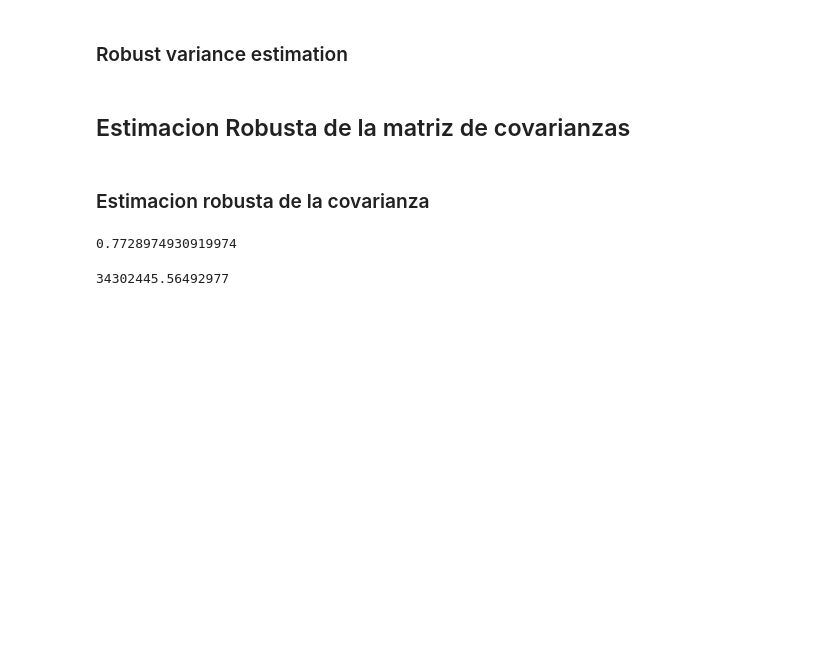
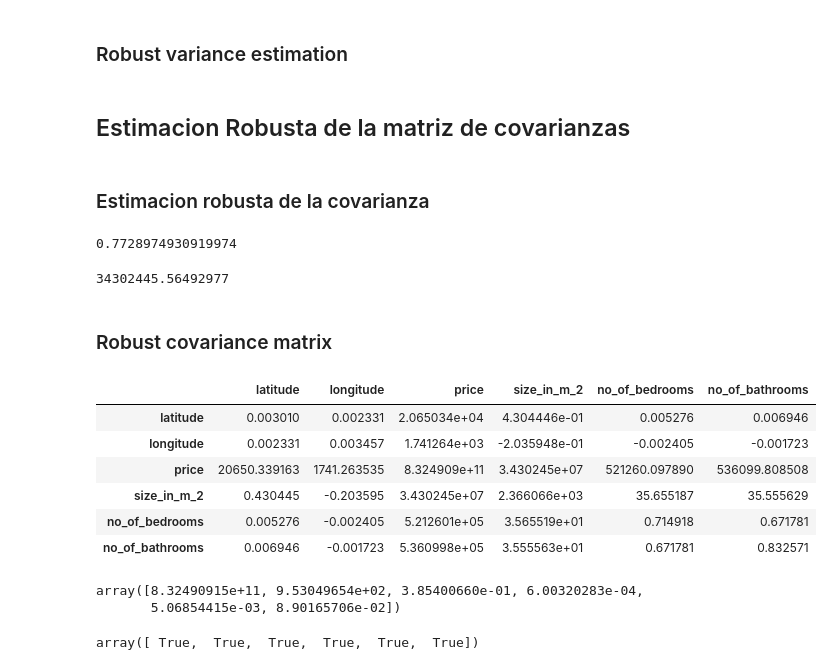
Before and after one commit to FabioScielzoOrtiz/Estadistica4all.github.io, a Jupyter notebook: Notebooks/Statistical Distances/Distancias Estadisticas (new).ipynb, the cells around one changed output. Cells and saved outputs as stored; diff of their text form; code cells hidden in the pictures; blank space fills up the shorter version.

```diff
--- a/Notebooks/Statistical Distances/Distancias Estadisticas (new).ipynb
+++ b/Notebooks/Statistical Distances/Distancias Estadisticas (new).ipynb
@@ -2226,14 +2226,17 @@ def robust_variance(Variable_name, Data, Method, alpha=None) :
 # %%
 def robust_correlation(Variable_name_1, Variable_name_2, Data, Method, alpha=None) :
 
-    Data[Variable_name_1 + '_standard'] = Data[Variable_name_1] / np.sqrt( robust_variance(Variable_name_1, Data, Method, alpha) )
-    Data[Variable_name_2 + '_standard'] = Data[Variable_name_2] / np.sqrt( robust_variance(Variable_name_2, Data, Method, alpha) )
+    New_Data = pd.DataFrame()
 
-    Data[Variable_name_1 + '_standard' + '+' + Variable_name_2 + '_standard'] = Data[Variable_name_1 + '_standard'] + Data[Variable_name_2 + '_standard']
-    Data[Variable_name_1 + '_standard' + '-' + Variable_name_2 + '_standard'] = Data[Variable_name_1 + '_standard'] - Data[Variable_name_2 + '_standard']
+    New_Data[Variable_name_1 + '_standard'] = Data[Variable_name_1] / np.sqrt( robust_variance(Variable_name_1, Data, Method, alpha) )
+    New_Data[Variable_name_2 + '_standard'] = Data[Variable_name_2] / np.sqrt( robust_variance(Variable_name_2, Data, Method, alpha) )
 
-    robust_var_3 = robust_variance(Data=Data, Method=Method, alpha=alpha, Variable_name=Variable_name_1 + '_standard' + '+' + Variable_name_2 + '_standard')
-    robust_var_4 = robust_variance(Data=Data, Method=Method, alpha=alpha, Variable_name=Variable_name_1 + '_standard' + '-' + Variable_name_2 + '_standard')
+
+    New_Data[Variable_name_1 + '_standard' + '+' + Variable_name_2 + '_standard'] = New_Data[Variable_name_1 + '_standard'] + New_Data[Variable_name_2 + '_standard']
+    New_Data[Variable_name_1 + '_standard' + '-' + Variable_name_2 + '_standard'] = New_Data[Variable_name_1 + '_standard'] - New_Data[Variable_name_2 + '_standard']
+
+    robust_var_3 = robust_variance(Data=New_Data, Method=Method, alpha=alpha, Variable_name=Variable_name_1 + '_standard' + '+' + Variable_name_2 + '_standard')
+    robust_var_4 = robust_variance(Data=New_Data, Method=Method, alpha=alpha, Variable_name=Variable_name_1 + '_standard' + '-' + Variable_name_2 + '_standard')
 
     robust_corr = (robust_var_3 - robust_var_4) / (robust_var_3 + robust_var_4)
 
@@ -2257,6 +2260,8 @@ def robust_covariance(Variable_name_1, Variable_name_2, Data, Method, alpha=None
 robust_covariance(Variable_name_1='price', Variable_name_2='size_in_m_2', Data=Data, Method='trimmed variance', alpha=0.1)
 # %% [output]
 34302445.56492977
+# %% [markdown]
+### Robust covariance matrix
 # %%
 def robust_covariance_matrix(Data, Method, alpha):
 
@@ -2264,10 +2269,35 @@ def robust_covariance_matrix(Data, Method, alpha):
 
     M =  np.empty((p , p))
 
-    for i in zip(Data.columns, range(0,len(Data.columns))) :
+    for i in zip(Data.columns, range(0,p)) :
 
-        for j in zip(Data.columns, range(0,len(Data.columns))) :
+        for j in zip(Data.columns, range(0,p)) :
 
             M[i[1],j[1]] = robust_covariance(Variable_name_1=i[0], Variable_name_2=j[0], Data=Data, Method=Method, alpha=alpha)
 
+    M = pd.DataFrame(M, columns=Data.columns, index=Data.columns)
+
     return M
+# %%
+robust_cov_matrix = robust_covariance_matrix(Data=Data_quant, Method='trimmed variance', alpha=0.1)
+
+robust_cov_matrix
+# %% [output]
+|  | latitude | longitude | price | size_in_m_2 | no_of_bedrooms | no_of_bathrooms |
+| latitude | 0.003010 | 0.002331 | 2.065034e+04 | 4.304446e-01 | 0.005276 | 0.006946 |
+| longitude | 0.002331 | 0.003457 | 1.741264e+03 | -2.035948e-01 | -0.002405 | -0.001723 |
+| price | 20650.339163 | 1741.263535 | 8.324909e+11 | 3.430245e+07 | 521260.097890 | 536099.808508 |
+| size_in_m_2 | 0.430445 | -0.203595 | 3.430245e+07 | 2.366066e+03 | 35.655187 | 35.555629 |
+| no_of_bedrooms | 0.005276 | -0.002405 | 5.212601e+05 | 3.565519e+01 | 0.714918 | 0.671781 |
+| no_of_bathrooms | 0.006946 | -0.001723 | 5.360998e+05 | 3.555563e+01 | 0.671781 | 0.832571 |
+# %%
+np.linalg.eigvals(robust_cov_matrix)
+# %% [output]
+array([8.32490915e+11, 9.53049654e+02, 3.85400660e-01, 6.00320283e-04,
+       5.06854415e-03, 8.90165706e-02])
+# %%
+np.linalg.eigvals(robust_cov_matrix) > 0
+
+# Es definida positiva, en teoria, aunque algun autovalor es bastante cercano a cero --> podria ser semi-definida positiva.
+# %% [output]
+array([ True,  True,  True,  True,  True,  True])
```
Also changed, not shown: parts of 17 cells of this notebook.
